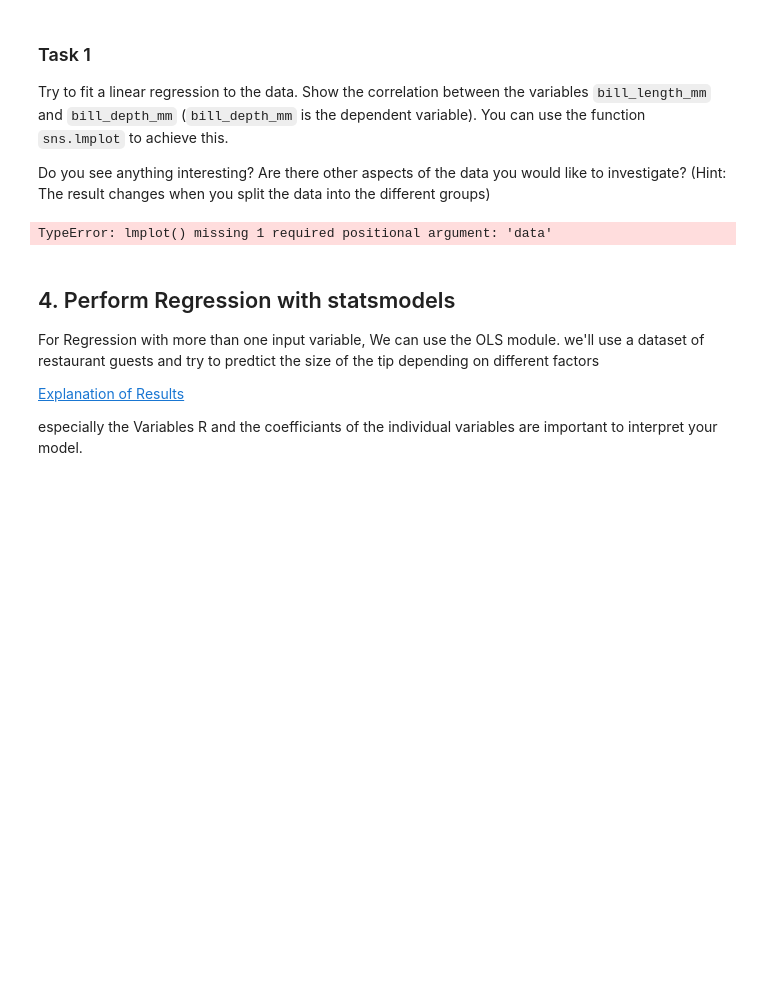
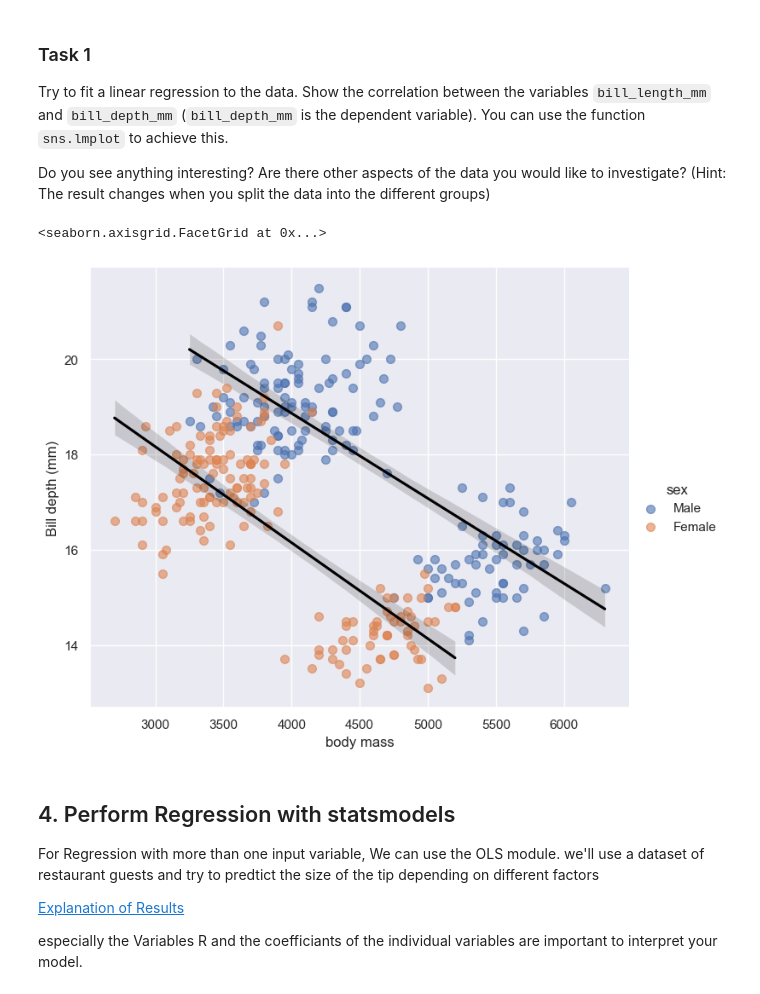
Before and after one commit to MysterionNY/Kurs259_Machine_Learning, a Jupyter notebook: demos/05_supervisedml_linearregression.ipynb, the cells around one changed output. Drawn from its saved outputs; the diff is of its cells as text; code cells hidden in the pictures; blank space fills up the shorter version.

```diff
--- a/demos/05_supervisedml_linearregression.ipynb
+++ b/demos/05_supervisedml_linearregression.ipynb
@@ -59,13 +59,21 @@ Do you see anything interesting? Are there other aspects of the data you would l
 # %%
 # Plot relation of snoot lenght and depth. use sns lmplot to automatticaly fit a linear regression on the data
 g = sns.lmplot(
-## Todo
+    data=penguins,
+    x="body_mass_g",
+    y="bill_depth_mm",
+    hue="sex",
+    height=6,
+    aspect=1.2,
+    scatter_kws={"s": 50, "alpha": 0.6},
+    line_kws={"color": "black"},
 )
 
 # Use more informative axis labels than are provided by default
-g.set_axis_labels("Bill length (mm)", "Bill depth (mm)")
+g.set_axis_labels("body mass", "Bill depth (mm)")
 # %% [output]
-TypeError: lmplot() missing 1 required positional argument: 'data'
+<seaborn.axisgrid.FacetGrid at 0x...>
+[figure, added]
 # %% [markdown]
 
 
```
Also changed, not shown: parts of 3 cells of this notebook, 2 other files.
